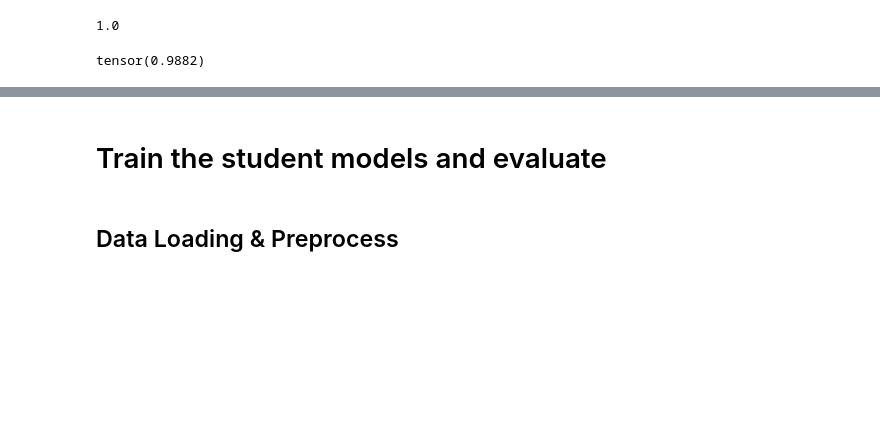
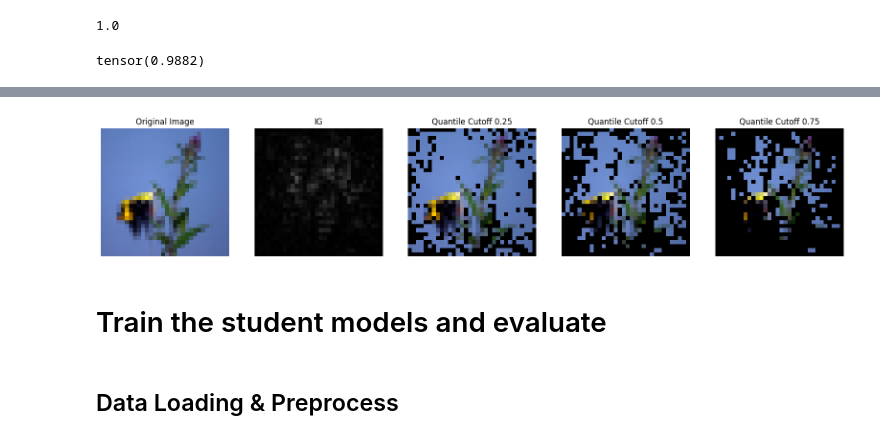
Before and after one commit to nordlinglab/ModelCompression-IntegratedGradients, a Jupyter notebook: Jupyter_notebooks/ImageNet.ipynb, the cells around one changed output, grey strips where cells are left out. Drawn from its saved outputs; the diff is of its cells as text; code cells hidden in the pictures; blank space fills up the shorter version.

```diff
--- a/Jupyter_notebooks/ImageNet.ipynb
+++ b/Jupyter_notebooks/ImageNet.ipynb
@@ -198,7 +338,7 @@ reshaped_data.shape
 # Convert to PyTorch tensors
 # images_tensor = torch.tensor(reshaped_data, dtype=torch.float32)
 images_tensor = torch.stack([teacher_transform(img) for img in reshaped_data])
-labels_tensor = torch.tensor(renamed_labels, dtype=torch.long)
+labels_tensor = torch.tensor(filtered_labels, dtype=torch.long)
 # %%
 images_tensor[0].shape, labels_tensor[0].shape
 # %% [output]
@@ -349,3 +508,34 @@ findfont: Font family 'Times New Roman' not found.
+# %%
+sample = 120
+
+img, label = imagenet_ig[sample]
+
+quantile_values = [np.quantile(igs_norm[sample], q) for q in [0.25, 0.5, 0.75]]
+masks_quantile = [(igs_norm[sample] > quantile) for quantile in quantile_values]
+masked_images_quantile = [np.where(mask, image, 0) for mask in masks_quantile]
+
+# Plotting with quantile-based cutoffs
+fig, ax = plt.subplots(1, 5, figsize=(20, 4))  # 5 subplots
+
+# Display original image
+ax[0].imshow(image, cmap='gray')
+ax[0].set_title('Original Image')
+ax[0].axis('off')
+
+# Display IG
+ax[1].imshow(igs_norm[sample], cmap='gray')
+ax[1].set_title('IG')
+ax[1].axis('off')
+
+# Display masked images for each quantile threshold
+for i, (masked_image, quantile) in enumerate(zip(masked_images_quantile, [0.25, 0.5, 0.75]), start=2):
+    ax[i].imshow(masked_image, cmap='gray')
+    ax[i].set_title(f'Quantile Cutoff {quantile}')
+    ax[i].axis('off')
+
+plt.show()
+# %% [output]
+[figure, added]
 # %% [markdown]
 # Train the student models and evaluate
 # %% [markdown]
```
Also changed, not shown: parts of 43 cells of this notebook, 6 other files.
